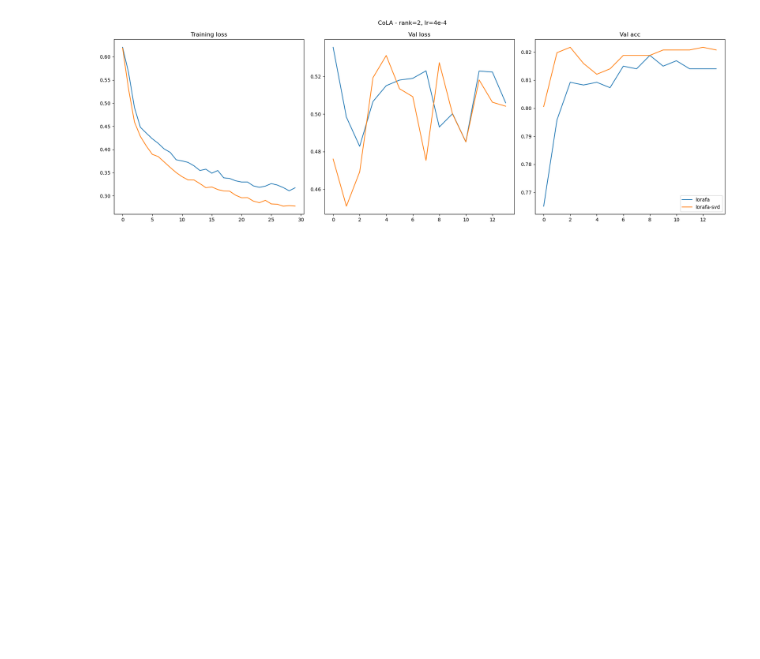
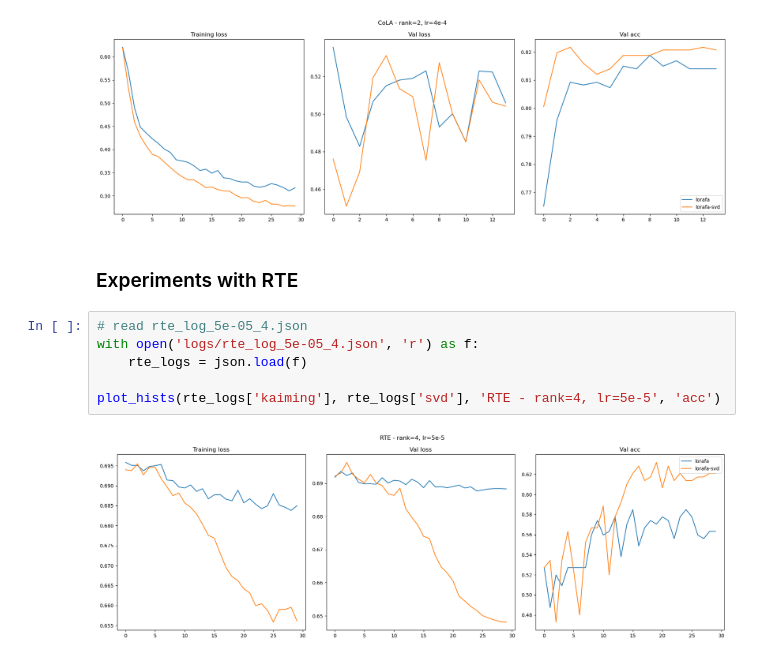
Before and after one commit to shredder67/svd-lorafa, a Jupyter notebook: plots_for_preso.ipynb, the cells around one changed output. Cells and saved outputs as stored; diff of their text form; blank space fills up the shorter version.

Commit message:
more logs and plots

```diff
--- a/plots_for_preso.ipynb
+++ b/plots_for_preso.ipynb
@@ -137,3 +137,13 @@ with open('logs/cola_log_4e-04_2.json', 'r') as f:
 plot_hists(cola_logs['kaiming'], cola_logs['svd'], 'CoLA - rank=2, lr=4e-4', 'acc')
 # %% [output]
 [figure]
+# %% [markdown]
+### Experiments with RTE
+# %%
+# read rte_log_5e-05_4.json
+with open('logs/rte_log_5e-05_4.json', 'r') as f:
+    rte_logs = json.load(f)
+
+plot_hists(rte_logs['kaiming'], rte_logs['svd'], 'RTE - rank=4, lr=5e-5', 'acc')
+# %% [output]
+[figure, added]
```
Also changed, not shown: parts of 3 cells of this notebook, 5 other files.
